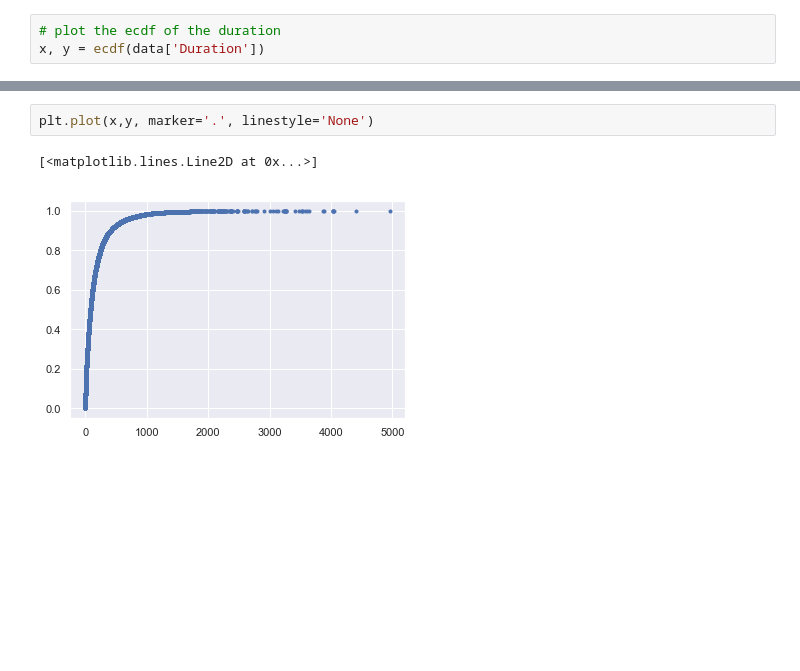
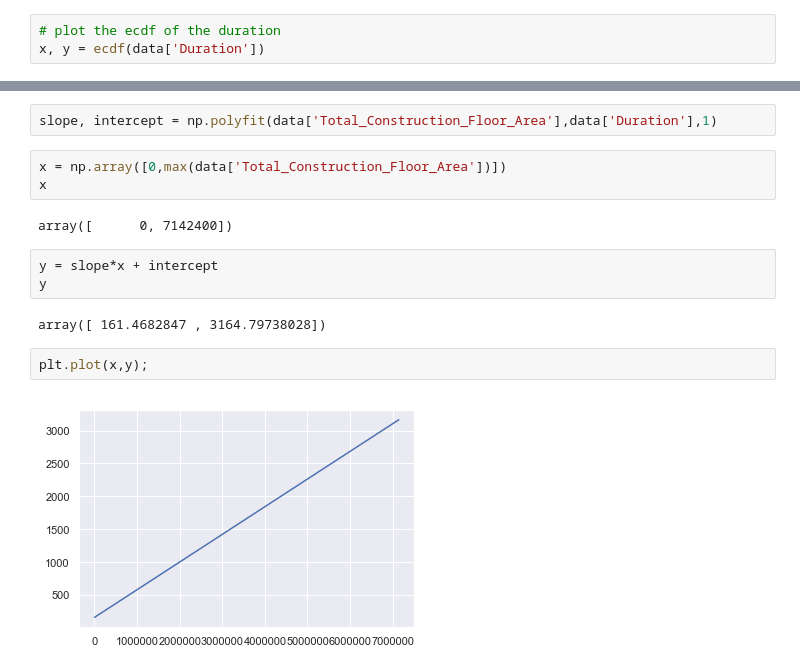
Before and after one commit to anoushavan/Capstone_1, a Jupyter notebook: code/data_story_test.ipynb, the cells around one changed output, grey strips where cells are left out. Drawn from its saved outputs; the diff is of its cells as text; blank space fills up the shorter version.

```diff
--- a/code/data_story_test.ipynb
+++ b/code/data_story_test.ipynb
@@ -338,5 +365,16 @@ x, y = ecdf(data['Duration'])
+# %%
+slope, intercept = np.polyfit(data['Total_Construction_Floor_Area'],data['Duration'],1)
+# %%
+x = np.array([0,max(data['Total_Construction_Floor_Area'])])
+x
+# %% [output]
+array([      0, 7142400])
+# %%
+y = slope*x + intercept
+y
+# %% [output]
+array([ 161.4682847 , 3164.79738028])
 # %%
-plt.plot(x,y, marker='.', linestyle='None')
+plt.plot(x,y);
 # %% [output]
-[<matplotlib.lines.Line2D at 0x...>]
-[figure, old version]
+[figure, new version]
```
Also changed, not shown: parts of 15 cells of this notebook, 7 other files.
